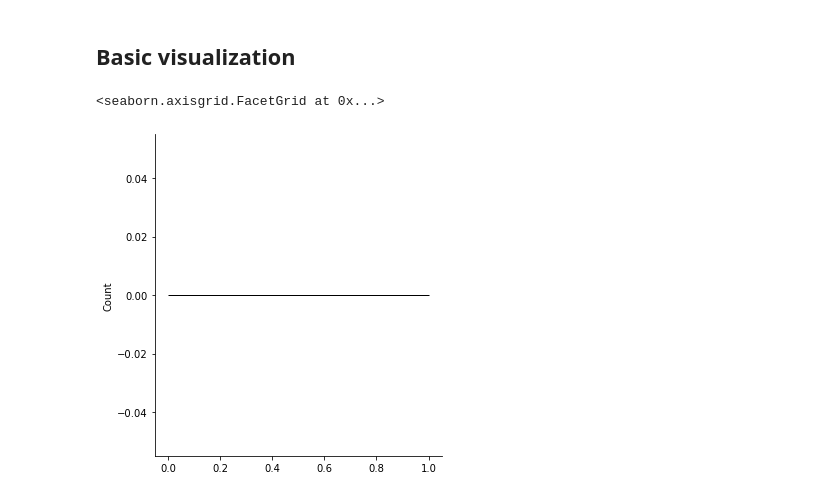
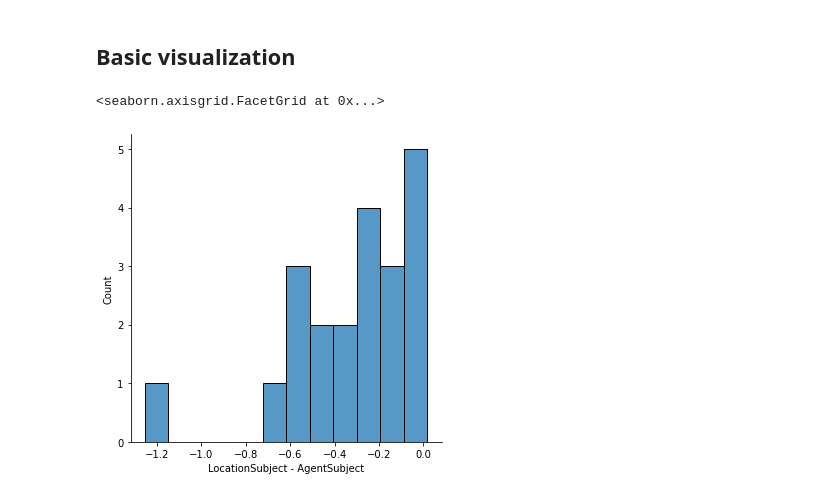
Before and after one commit to hans/explaining, a Jupyter notebook: notebooks/00_comprehension_swarm-construction-meaning/00 preprocess.ipynb, the cells around one changed output. Drawn from its saved outputs; the diff is of its cells as text; code cells hidden in the pictures.

```diff
--- a/notebooks/00_comprehension_swarm-construction-meaning/00 preprocess.ipynb
+++ b/notebooks/00_comprehension_swarm-construction-meaning/00 preprocess.ipynb
@@ -108,0 +323,12 @@ sns.displot(practice_stats.reset_index(), x="t", hue="uniqueid")
+# %%
+practice_drops = practice_stats[(practice_stats.t < 0) | (practice_stats.pval > 1e-1) | practice_stats.t.isna()]
+drop_pct = np.round(len(practice_drops) / len(practice_stats.index) * 100, 1)
+print(f"{len(practice_drops)} subjects ({drop_pct}%) disqualified and dropped due to failed practice.")
+print("\t" + "\n\t".join(practice_drops.index))
+exp_items = exp_items.drop(practice_drops.index, level="uniqueid")
+
+attention_drops = filler_stats[(filler_stats.t < 0) | (filler_stats.pval > 1e-1) | filler_stats.t.isna()]
+drop_pct = np.round(len(attention_drops) / len(filler_stats.index) * 100, 1)
+print(f"{len(attention_drops)} subjects ({drop_pct}%, possibly overlapping with previous) disqualified and dropped due to failed attention checks.")
+print("\t" + "\n\t".join(attention_drops.index))
+exp_items = exp_items.drop(attention_drops.index, level="uniqueid")
@@ -109,2 +359,16 @@ sns.displot(practice_stats.reset_index(), x="t", hue="uniqueid")
+# %%
+import json
+def load_materials(mat):
+    with open(f"../../materials/{mat}.json") as f:
+        materials = json.load(f)
+    return pd.DataFrame.from_records(materials["items"]).rename(columns={"id": "item_id"}).set_index("item_id")
+
+materials_ids = set(exp_items.materials_id)
+materials_df = pd.concat([load_materials(mat) for mat in materials_ids], names=["materials_id"], keys=materials_ids, axis=0)
+
+# NB this doesn't handle fillers correctly
+# %%
+keep_cols = ["A", "V", "L", "A concrete?", "A countable?"]
+merged_df = pd.merge(exp_items, materials_df[keep_cols], left_on=["materials_id", "item_id"], right_index=True)
 # %% [markdown]
 ## Basic visualization
@@ -121,9 +383,11 @@ def compute_item_difference(item_rows):
     agent_rows, location_rows = item_rows.loc[True], item_rows.loc[False]
     return location_rows.slider_value_normed.mean() - agent_rows.slider_value_normed.mean()
 
-item_differences = exp_items.groupby(["item_id"]).apply(compute_item_difference)
+item_differences = merged_df.groupby(["item_id", "A", "V", "L", "A concrete?", "A countable?"]) \
+    .apply(compute_item_difference) \
+    .rename("LocationSubject - AgentSubject")
 # %%
-sns.displot(item_differences)
+sns.displot(item_differences, bins=12)
 # %% [output]
 <seaborn.axisgrid.FacetGrid at 0x...>
-[figure, old version]
+[figure, new version]
```
Also changed, not shown: parts of 53 cells of this notebook.
